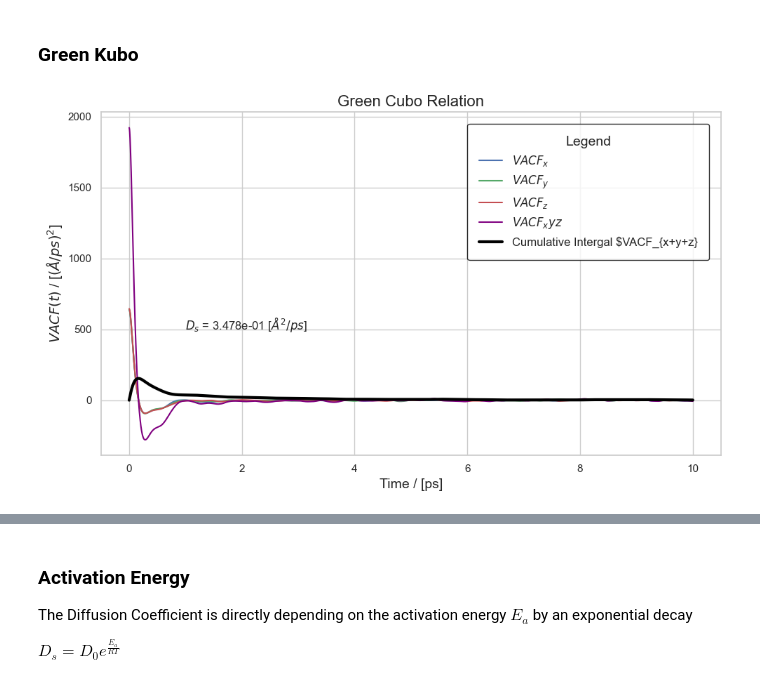
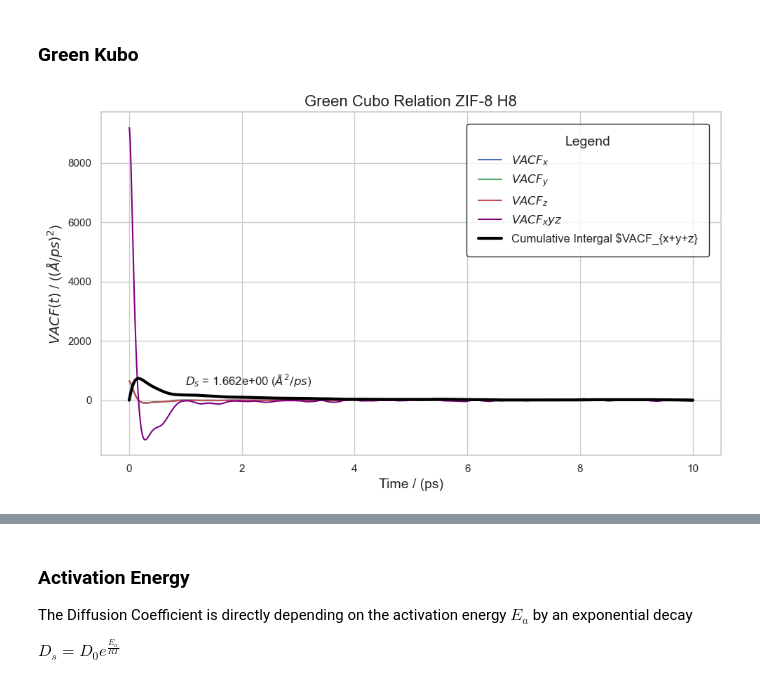
Before and after one commit to LukasMeinschad/Theoretische_Chemie, a Jupyter notebook: Praktikum/qm_part_b/Auswertung_QM_B.ipynb, the cells around one changed output, grey strips where cells are left out. Drawn from its saved outputs; the diff is of its cells as text; code cells hidden in the pictures.

```diff
--- a/Praktikum/qm_part_b/Auswertung_QM_B.ipynb
+++ b/Praktikum/qm_part_b/Auswertung_QM_B.ipynb
@@ -67,7 +159,8 @@ df = pd.DataFrame({
     'MSD_xyz': MSD_xyz
 })
 
-
+mpl.rcParams["font.size"] = 18
+mpl.rcParams["axes.labelsize"] = 25
 
 # Set the plotting style
 sns.set(style="white")
@@ -86,12 +179,12 @@ sns.lineplot(data=df, x='Time', y='MSD_xyz', label='MSD_xyz', color='k', linewid
 # Plot the Fit and D
 plt.plot(time[-500:], fitted_line , label=f'Linear Fit (a = {a_fit:.2e}; b = {b_fit:2e})', color='r', linestyle='--')
 
-plt.text(8,35, f"$D_s$ = {d_einstein:.3e} [$\AA^2$/ps]")
+plt.text(8,35, f"$D_s$ = {d_einstein:.3e} ($\AA^2$/ps)")
 
 # Customize the plot
 plt.title('Mean Squared Displacement (MSD) vs Time', fontsize=16)
-plt.xlabel('Time / [ps]', fontsize=12)
-plt.ylabel(r'Mean Squared Displacement (MSD) /  [$\AA^2$]', fontsize=12)
+plt.xlabel('Time / (ps)', fontsize=12)
+plt.ylabel(r'Mean Squared Displacement (MSD) /  ($\AA^2$)', fontsize=12)
 plt.legend(
     title="Legend",
     loc='upper left',
@@ -107,7 +200,7 @@ plt.grid(True)
 
 # Show the plot
 plt.tight_layout()
-plt.savefig("MSD_with_einstein_fit.png")
+plt.savefig("MSD_with_einstein_fit_8_loading.png")
 plt.show()
 # %% [output]
 5000.0
@@ -123,6 +216,7 @@ VACF_x = data[:,1]
 VACF_y = data[:,2]
 VACF_z = data[:,3]
 VACF_xyz = data[:,4]
+VACF_xyz = VACF_xyz*4.78
 
 # When we apply our integral
 
@@ -142,35 +236,36 @@ plt.figure(figsize=(10, 6))
 # Plot the VACF components
 sns.lineplot(x=time, y=VACF_x, label="$VACF_x$", color='b', linestyle='-')
 sns.lineplot(x=time, y=VACF_y, label="$VACF_y$", color='g', linestyle='-')
 sns.lineplot(x=time, y=VACF_z, label="$VACF_z$", color='r', linestyle='-')
 sns.lineplot(x=time, y=VACF_xyz, label="$VACF_xyz$", color='purple', linestyle='-')
 
 # Plot cumulative integral
 sns.lineplot(x=time, y=cumulative_integral, label="Cumulative Intergal $VACF_{x+y+z}", color='black',linewidth = 3)
 
-plt.text(1,500, f"$D_s$ = {d_green_kubo:.3e} [$\AA^2 /ps$]")
+plt.text(1,500, f"$D_s$ = {d_green_kubo:.3e} ($\AA^2 /ps$)")
 
 # Plot Simpson's rule result
 
 # Add labels and title
-plt.title("Green Cubo Relation", fontsize=16)
-plt.xlabel("Time / [ps]", fontsize=14)
-plt.ylabel("$VACF(t)$ / [$(\AA / ps)^2$]", fontsize=14)
+plt.title("Green Cubo Relation ZIF-8 H8", fontsize=16)
+plt.xlabel("Time / (ps)", fontsize=14)
+plt.ylabel("$VACF(t)$ / ($(\AA / ps)^2$)", fontsize=14)
 
 plt.legend(
     title="Legend",
     loc='upper right',
     frameon=True,   # Enable the box around the legend
     facecolor='white',  # Background color of the box
     edgecolor='black',  # Border color of the box
     fontsize=12,  # Font size for legend text
     title_fontsize=14,  # Font size for the title in the legend
     borderpad=1,  # Padding between the legend content and the box
     borderaxespad=1  # Padding between the legend and the plot
 )
 
 # Show plot
 plt.tight_layout()
+plt.savefig("green_kubo_zif8h8.png",dpi=600)
 plt.show()
 # %% [output]
-[figure, old version]
+[figure, new version]
```
Also changed, not shown: parts of 11 cells of this notebook, 35 other files.
